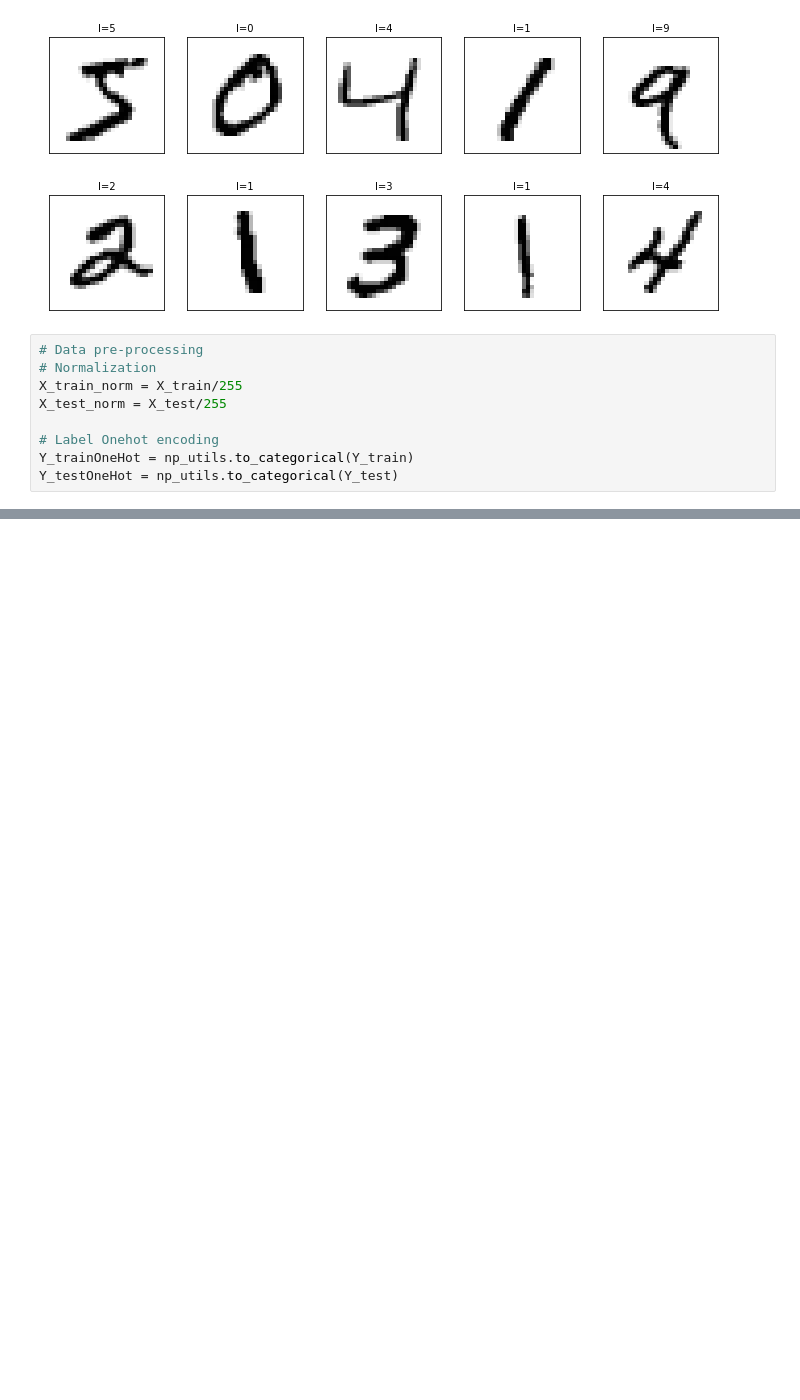
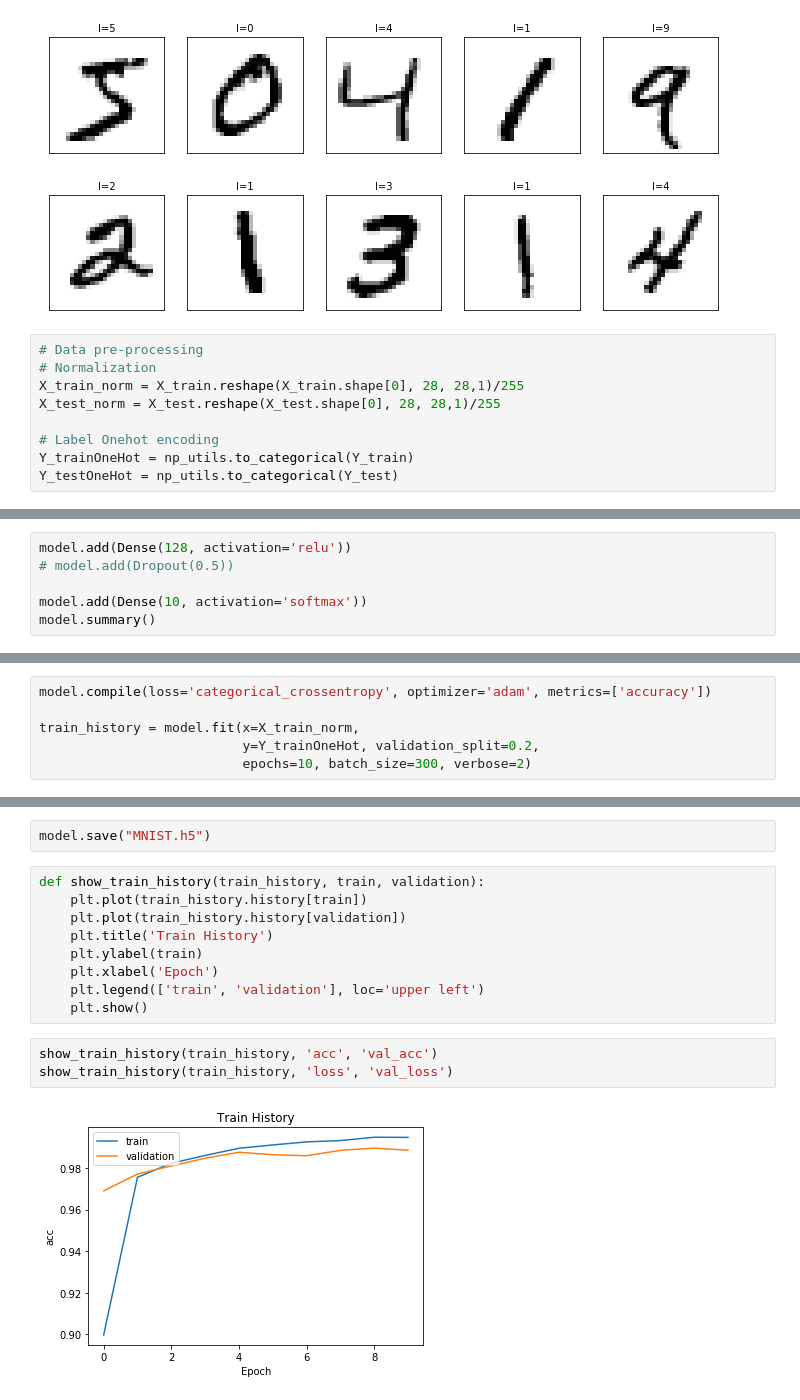
Before and after one commit to jojowither/machine_learning_course, a Jupyter notebook: HW3/Q3.2/MNIST/MNIST.ipynb, the cells around one changed output, grey strips where cells are left out. Saved outputs shown, nothing was run; the diff lists cells and outputs as text; blank space fills up the shorter version.

```diff
--- a/HW3/Q3.2/MNIST/MNIST.ipynb
+++ b/HW3/Q3.2/MNIST/MNIST.ipynb
@@ -69,8 +69,8 @@ plot_images_labels_predict(X_train, Y_train, [], 0, 10)
 # %%
 # Data pre-processing
 # Normalization
-X_train_norm = X_train/255
-X_test_norm = X_test/255
+X_train_norm = X_train.reshape(X_train.shape[0], 28, 28,1)/255
+X_test_norm = X_test.reshape(X_test.shape[0], 28, 28,1)/255
 
 # Label Onehot encoding
 Y_trainOneHot = np_utils.to_categorical(Y_train)
@@ -77,0 +105,6 @@ Y_testOneHot = np_utils.to_categorical(Y_test)
+# %%
+model.add(Dense(128, activation='relu'))
+# model.add(Dropout(0.5))
+
+model.add(Dense(10, activation='softmax'))
+model.summary()
@@ -77,0 +129,6 @@ Y_testOneHot = np_utils.to_categorical(Y_test)
+# %%
+model.compile(loss='categorical_crossentropy', optimizer='adam', metrics=['accuracy'])
+
+train_history = model.fit(x=X_train_norm,
+                          y=Y_trainOneHot, validation_split=0.2,
+                          epochs=10, batch_size=300, verbose=2)
@@ -77,0 +153,16 @@ Y_testOneHot = np_utils.to_categorical(Y_test)
+# %%
+model.save("MNIST.h5")
+# %%
+def show_train_history(train_history, train, validation):
+    plt.plot(train_history.history[train])
+    plt.plot(train_history.history[validation])
+    plt.title('Train History')
+    plt.ylabel(train)
+    plt.xlabel('Epoch')
+    plt.legend(['train', 'validation'], loc='upper left')
+    plt.show()
+# %%
+show_train_history(train_history, 'acc', 'val_acc')
+show_train_history(train_history, 'loss', 'val_loss')
+# %% [output]
+[figure, added]
```
Also changed, not shown: parts of 9 cells of this notebook.
